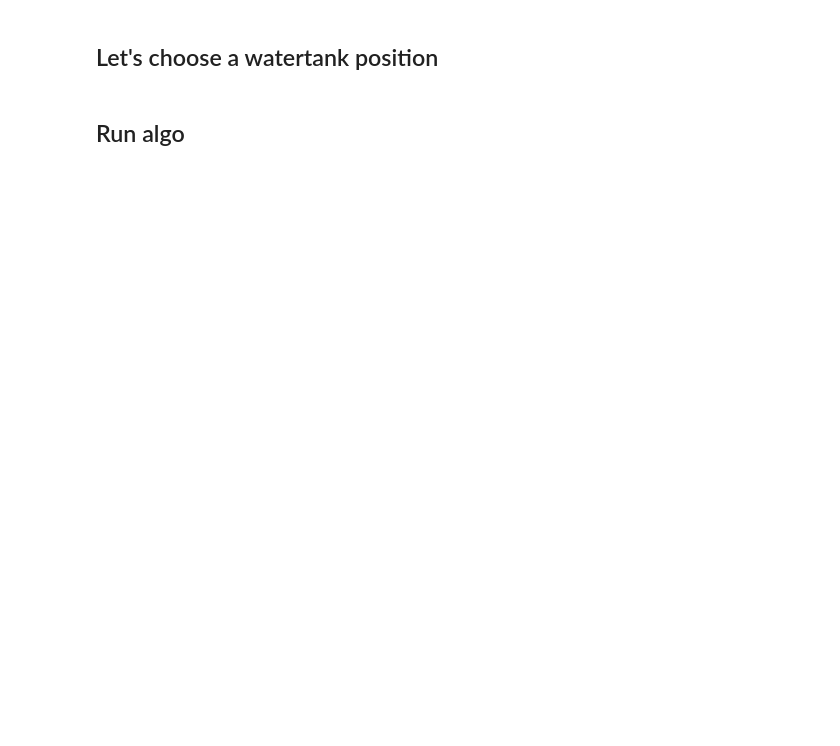
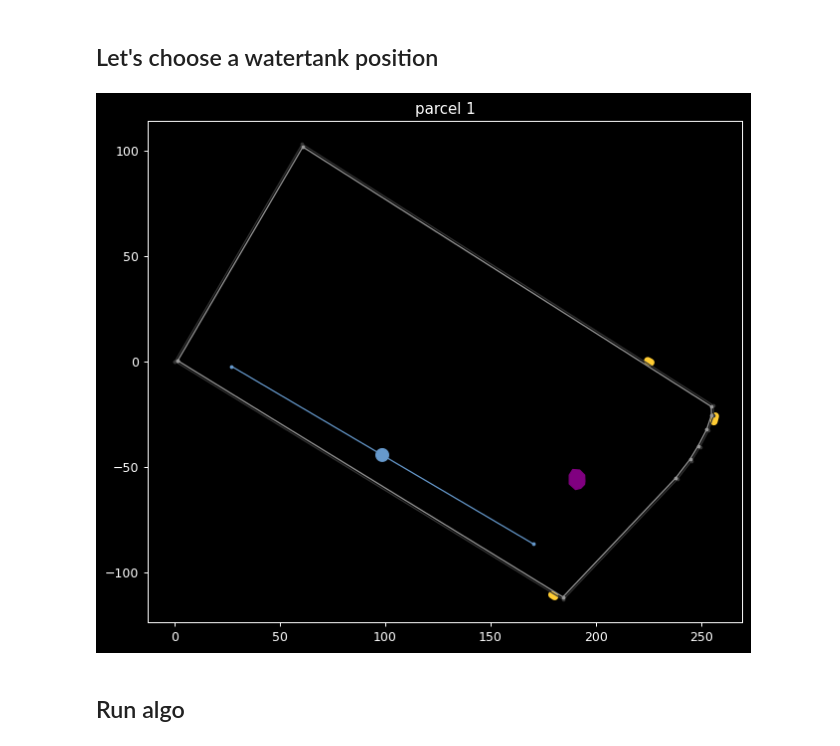
Before and after one commit to Vincent-Maladiere/Linear-Path-Planner, a Jupyter notebook: notebook/NewPathPlanner.ipynb, the cells around one changed output. Saved outputs shown, nothing was run; the diff lists cells and outputs as text; code cells hidden in the pictures; blank space fills up the shorter version.

```diff
--- a/notebook/NewPathPlanner.ipynb
+++ b/notebook/NewPathPlanner.ipynb
@@ -28,3 +30,12 @@ parcel_1.plot()
+# %%
+parcel_1 = parcel_group.dict_parcel["parcel 1"]
+# let's place the water tank at the center of the sweep axis
+parcel_1.water_tanks = [parcel_1.ls_sweep_axis.centroid.buffer(3)]
+# let's also take only the first obstacle for demo purposes
+parcel_1.obstacles = parcel_1.obstacles[:1]
+parcel_1.plot()
+# %% [output]
+[figure, added]
 # %% [markdown]
 ## Run algo
 # %%
```
Also changed, not shown: parts of 5 cells of this notebook, 9 other files.
